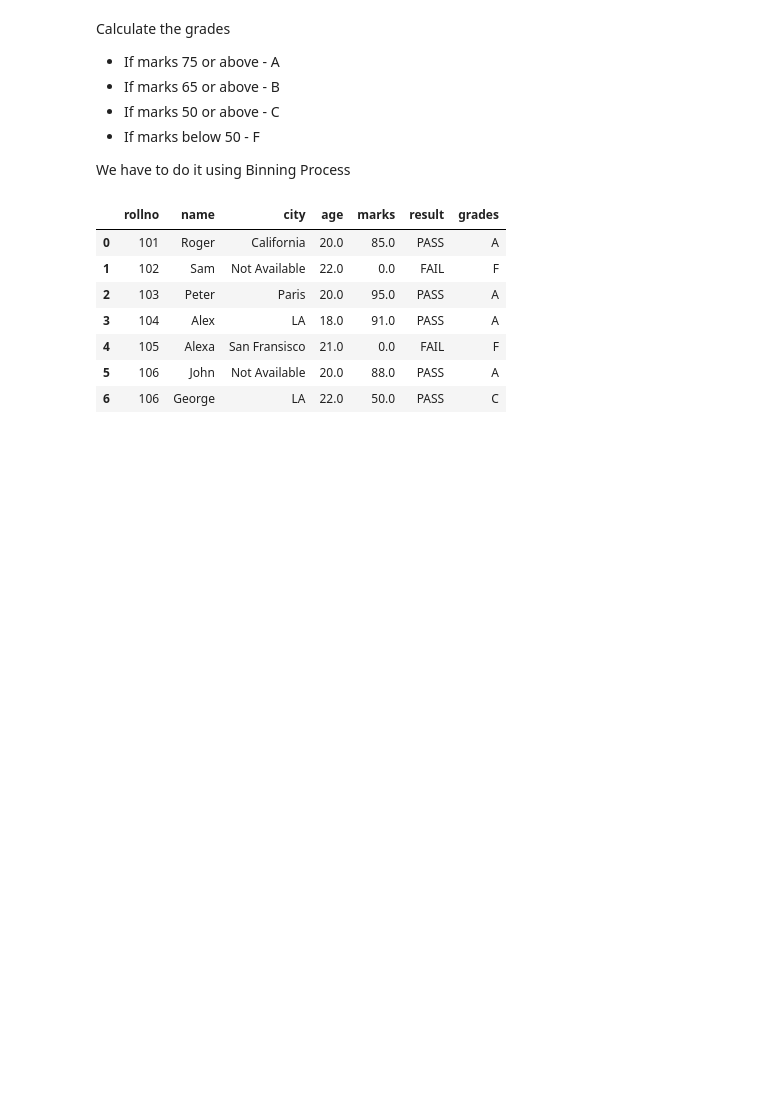
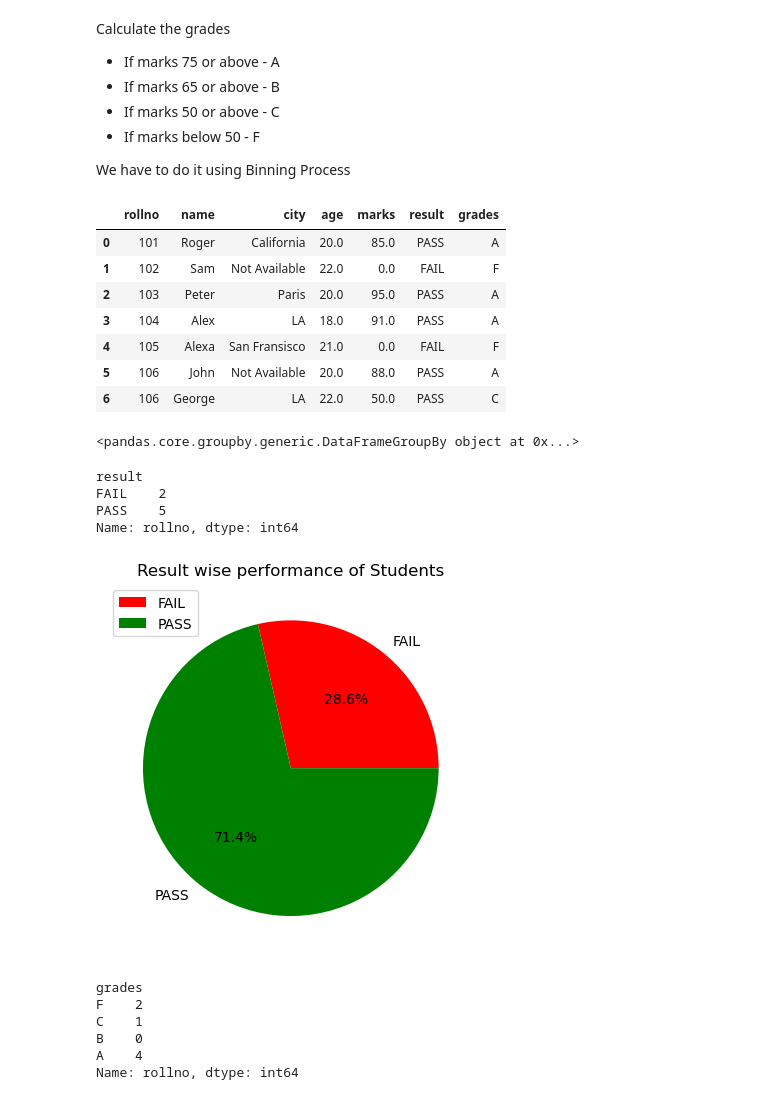
Before and after one commit to waseem123/itr-python-ai-1-2026, a Jupyter notebook: pandas-tutorials/pandas-data-operations.ipynb, the cells around one changed output. Drawn from its saved outputs; the diff is of its cells as text; code cells hidden in the pictures; blank space fills up the shorter version.

Commit message:
Matplotlib plotting

```diff
--- a/pandas-tutorials/pandas-data-operations.ipynb
+++ b/pandas-tutorials/pandas-data-operations.ipynb
@@ -115,3 +116,33 @@ df
 | 4 | 105 | Alexa | San Fransisco | 21.0 | 0.0 | FAIL | F |
 | 5 | 106 | John | Not Available | 20.0 | 88.0 | PASS | A |
 | 6 | 106 | George | LA | 22.0 | 50.0 | PASS | C |
+# %%
+resultwise_group = df.groupby(df['result'])
+resultwise_group
+# %% [output]
+<pandas.core.groupby.generic.DataFrameGroupBy object at 0x...>
+# %%
+resultwise_count = resultwise_group['rollno'].count()
+resultwise_count
+# %% [output]
+result
+FAIL    2
+PASS    5
+Name: rollno, dtype: int64
+# %%
+plt.pie(resultwise_count,colors=['red','green'],labels=['FAIL','PASS'],autopct='%1.1f%%')
+plt.title('Result wise performance of Students')
+plt.legend()
+plt.show()
+# %% [output]
+[figure, added]
+# %%
+gradewise_performance = df.groupby(df['grades'])
+gradewise_performance['rollno'].count()
+# %% [output]
+grades
+F    2
+C    1
+B    0
+A    4
+Name: rollno, dtype: int64
```
Also changed, not shown: parts of 2 cells of this notebook, 3 other files.
